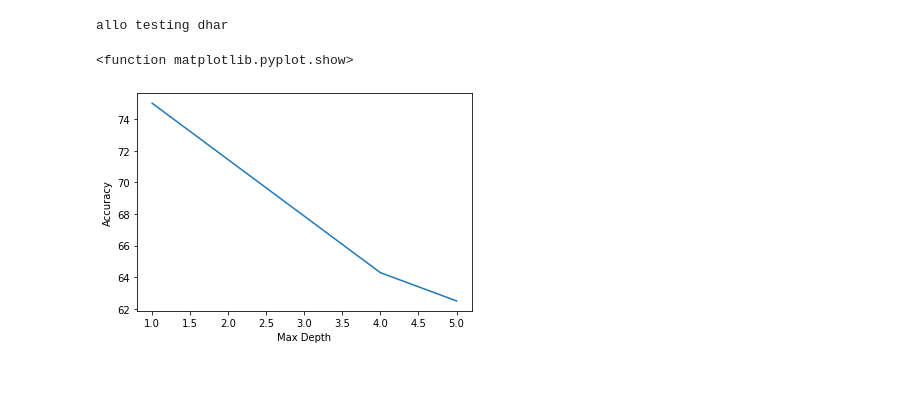
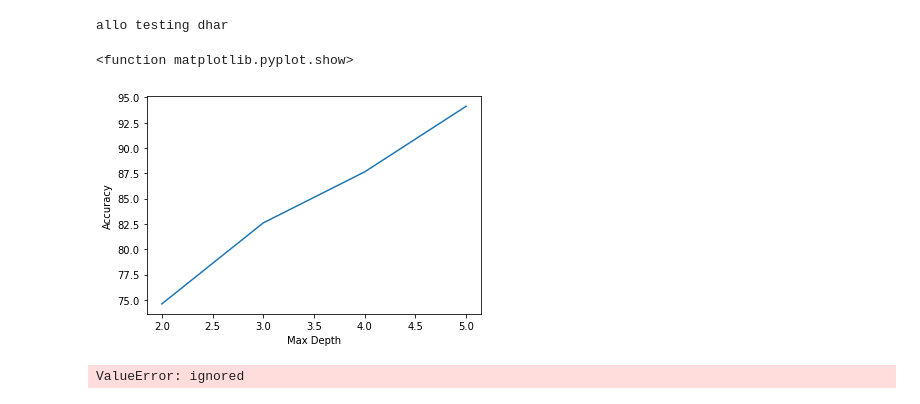
Before and after one commit to SANJAY729/Decision_Tree, a Jupyter notebook: allo.ipynb, the cells around one changed output. Saved outputs shown, nothing was run; the diff lists cells and outputs as text; code cells hidden in the pictures; blank space fills up the shorter version.

```diff
--- a/allo.ipynb
+++ b/allo.ipynb
@@ -287,16 +283,45 @@ training_data,testing_data=train_test_split(dataset)
 # %%
 """
 Train the tree, Print the tree and predict the accuracy
 """
-x = [1,2,3,4,5]
+x = [2,3,4,5]
 y = []
-for i in range(1,6):
-  tree = ID3(training_data,training_data,training_data.columns[1:],i)
-  y.append(test(testing_data,tree))
+for i in range (2,6):
+    accuracy = 0
+    for j in range(1,11):
+        dataset = dataset.sample(frac=1).reset_index(drop=True)
+        training_data,testing_data=train_test_split(dataset)
+        tree = ID3(training_data,training_data,training_data.columns[1:],i)
+        accuracy = accuracy + test(training_data,tree)
+    y.append(accuracy/10)
 plt.plot(x,y)
 plt.ylabel('Accuracy')
 plt.xlabel('Max Depth')
 plt.show
 # %% [output]
 <function matplotlib.pyplot.show>
-[figure, old version]
+[figure, new version]
+# %%
+#with sklearn
+from sklearn.tree import DecisionTreeClassifier
+x = [1,2,3,4,5]
+y = []
+for i in range (1,6):
+    accuracy = 0
+    for j in range(1,11):
+        dataset = dataset.sample(frac=1).reset_index(drop=True)
+        training_data,testing_data=train_test_split(dataset)
+        x_train = training_data.iloc[0:230,1:10]
+        y_train = training_data.iloc[0:230,0:1]
+        x_test  = testing_data.iloc[0:230,1:10]
+        y_test  = testing_data.iloc[0:230,0:1]
+        clf = tree.DecisionTreeClassifier(criterion = "entropy", max_depth = i)
+        clf.fit(x_train,y_train)
+        accuracy = accuracy + clf.score(x_train,y_train)
+    y.append(accuracy/10)
+plt.plot(x,y)
+plt.ylabel('Accuracy')
+plt.xlabel('Max Depth')
+plt.show
+# %% [output]
+ValueError: ignored
```
Also changed, not shown: parts of 1 cell of this notebook.
